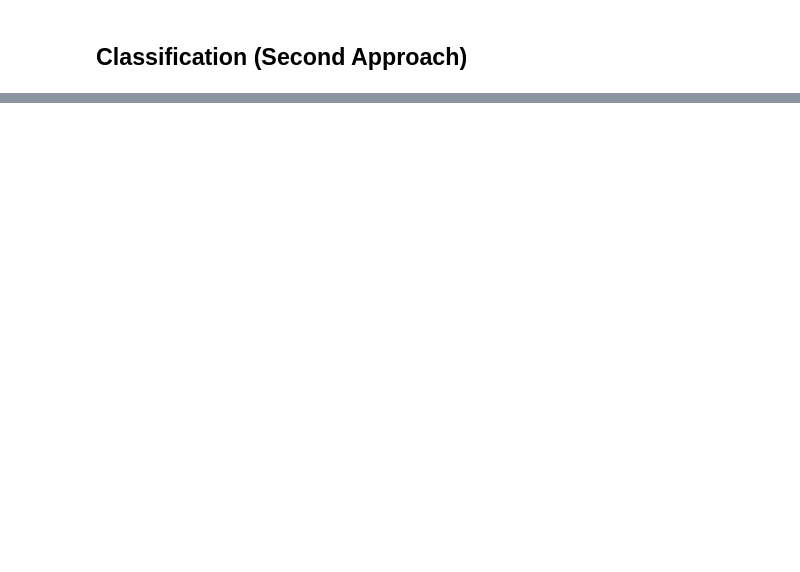
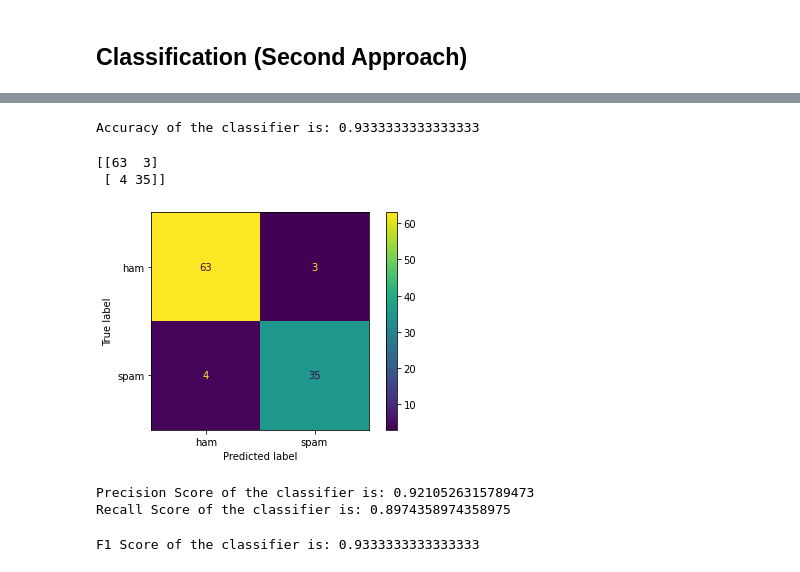
Before and after one commit to azizibahram/TurkishSpamFilterEnhancement-NLP, a Jupyter notebook: prep-with-first-and-second-approach.ipynb, the cells around one changed output, grey strips where cells are left out. Saved outputs shown, nothing was run; the diff lists cells and outputs as text; code cells hidden in the pictures; blank space fills up the shorter version.

```diff
--- a/prep-with-first-and-second-approach.ipynb
+++ b/prep-with-first-and-second-approach.ipynb
@@ -511,0 +504,39 @@ AttributeError: 'NoneType' object has no attribute 'split'
+# %%
+# Accuracy Score of Naïve Bayes
+from sklearn.metrics import accuracy_score
+y_pred_nb = mnb.predict(X_test)
+y_true_nb = y_test
+print(f"Accuracy of the classifier is: {accuracy_score(y_test, y_pred_nb)}")
+# %% [output]
+Accuracy of the classifier is: 0.9333333333333333
+# %%
+from sklearn.metrics import confusion_matrix, ConfusionMatrixDisplay
+
+cm = confusion_matrix(y_test, y_pred_nb)
+
+print(cm)  # print the confusion matrix
+
+disp = ConfusionMatrixDisplay(confusion_matrix=cm, display_labels=mnb.classes_)
+disp.plot()
+plt.show()
+# %% [output]
+[[63  3]
+ [ 4 35]]
+[figure, added]
+# %%
+#Precision Score of Naïve Bayes
+from sklearn.metrics import precision_score
+print(f"Precision Score of the classifier is: {precision_score(y_test, y_pred_nb, pos_label='spam')}")
+
+# Recall score of Naïve Bayes
+from sklearn.metrics import recall_score
+print(f"Recall Score of the classifier is: {recall_score(y_test, y_pred_nb, pos_label='spam')}")
+# %% [output]
+Precision Score of the classifier is: 0.9210526315789473
+Recall Score of the classifier is: 0.8974358974358975
+# %%
+# F1-Score of Naïve Bayes
+from sklearn.metrics import f1_score
+print(f"F1 Score of the classifier is: {f1_score(y_test, y_pred_nb, average='micro')}")
+# %% [output]
+F1 Score of the classifier is: 0.9333333333333333
```
Also changed, not shown: parts of 17 cells of this notebook, 1 other file.
